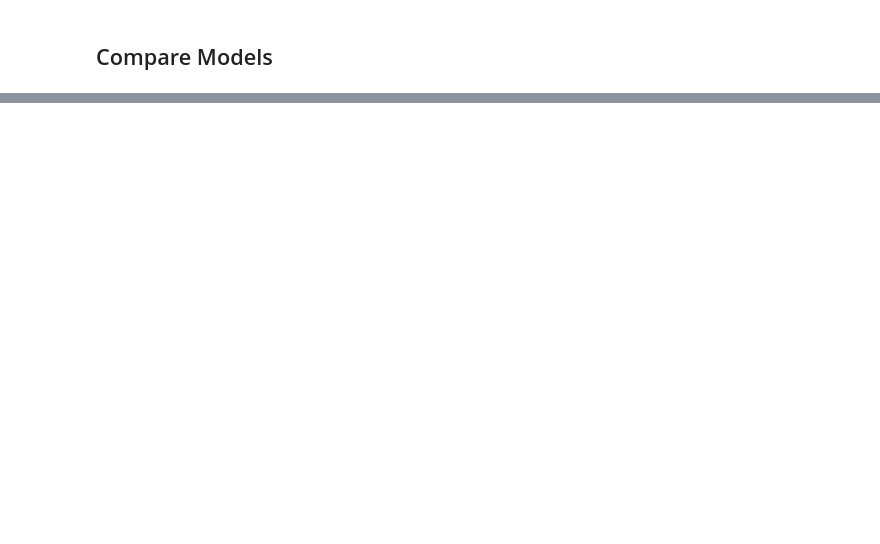
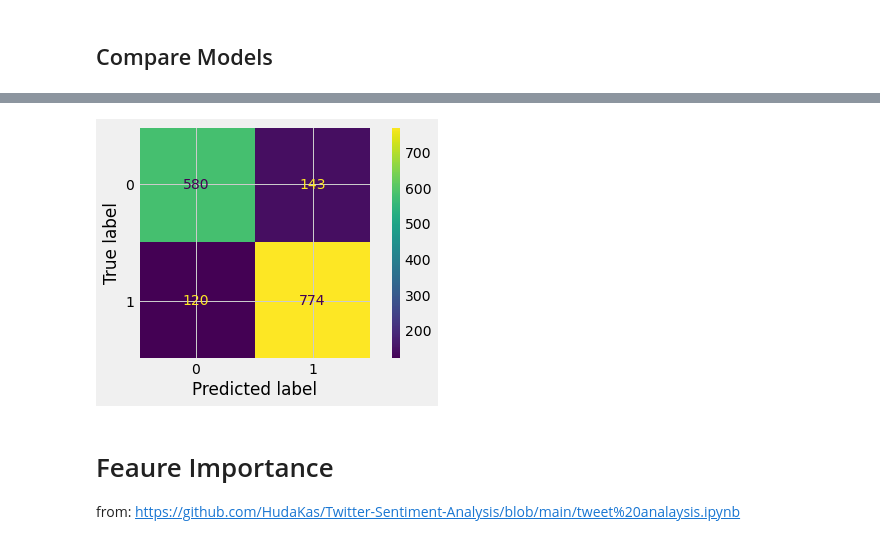
Before and after one commit to aduchini/Final_project, a Jupyter notebook: Machine_Learning.ipynb, the cells around one changed output, grey strips where cells are left out. Saved outputs shown, nothing was run; the diff lists cells and outputs as text; code cells hidden in the pictures; blank space fills up the shorter version.

```diff
--- a/Machine_Learning.ipynb
+++ b/Machine_Learning.ipynb
@@ -246,0 +141,4 @@ print('Accuracy of model at predicting sentiment was: %f' % acc)
+# %%
+# define and fit Linear SVC model
+model = LinearSVC()
+model.fit(X_train_tf, y_train)
@@ -246,0 +147,8 @@ print('Accuracy of model at predicting sentiment was: %f' % acc)
+# %%
+# predict outcome using model
+y_pred = model.predict(X_test_tf)
+predictions = pd.DataFrame({
+   "Prediction": y_pred,
+   "Actual": y_test
+}).reset_index(drop=True)
+predictions.head()
@@ -246,0 +180,9 @@ print('Accuracy of model at predicting sentiment was: %f' % acc)
+# %%
+# plot test confusion matrix
+ConfusionMatrixDisplay.from_predictions(y_test, y_pred)
+plt.show()
+# %% [output]
+[figure, added]
+# %% [markdown]
+# Feaure Importance
+from: https://github.com/HudaKas/Twitter-Sentiment-Analysis/blob/main/tweet%20analaysis.ipynb
```
Also changed, not shown: parts of 33 cells of this notebook.
